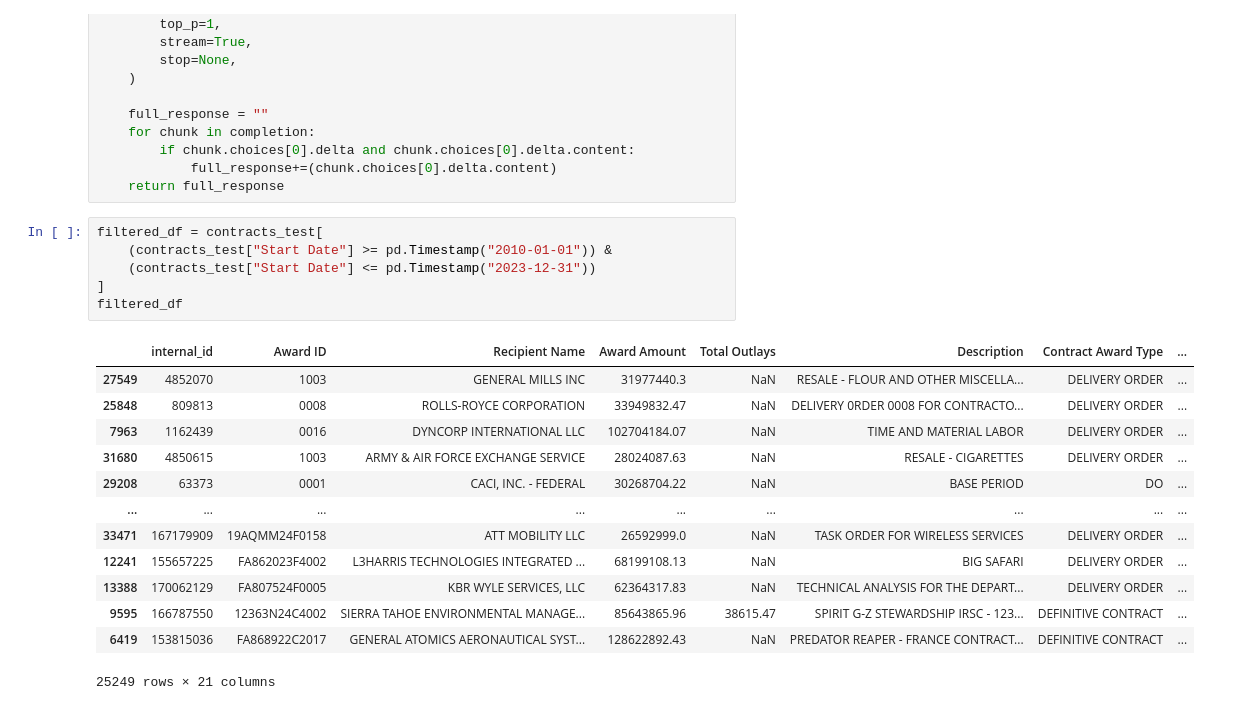
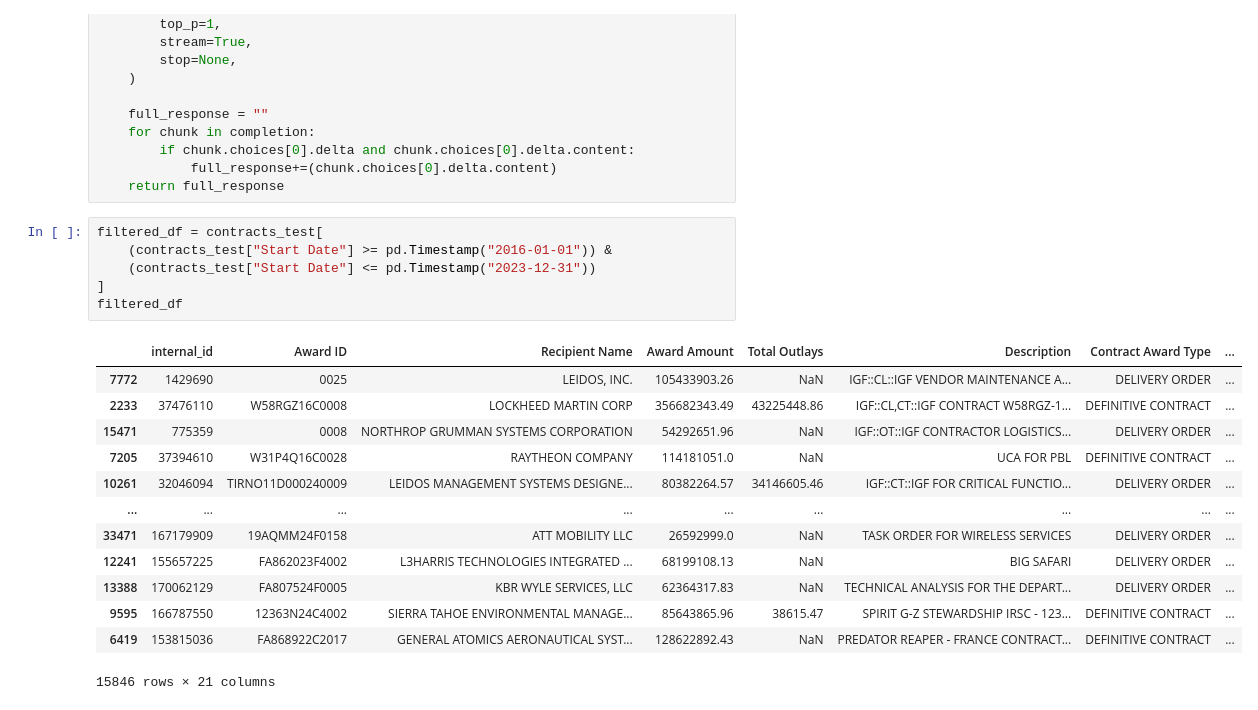
Before and after one commit to xikronz/CQF-Ressearch-Symposium, a Jupyter notebook: strategy.ipynb, the cells around one changed output. Drawn from its saved outputs; the diff is of its cells as text.

```diff
--- a/strategy.ipynb
+++ b/strategy.ipynb
@@ -89,21 +66,21 @@ def isPublic(company):
     return full_response
 # %%
 filtered_df = contracts_test[
-    (contracts_test["Start Date"] >= pd.Timestamp("2010-01-01")) &
+    (contracts_test["Start Date"] >= pd.Timestamp("2016-01-01")) &
     (contracts_test["Start Date"] <= pd.Timestamp("2023-12-31"))
 ]
 filtered_df
 # %% [output]
 |  | internal_id | Award ID | Recipient Name | Award Amount | Total Outlays | Description | Contract Award Type | ... |
-| 27549 | 4852070 | 1003 | GENERAL MILLS INC | 31977440.3 | NaN | RESALE - FLOUR AND OTHER MISCELLA... | DELIVERY ORDER | ... |
-| 25848 | 809813 | 0008 | ROLLS-ROYCE CORPORATION | 33949832.47 | NaN | DELIVERY 0RDER 0008 FOR CONTRACTO... | DELIVERY ORDER | ... |
-| 7963 | 1162439 | 0016 | DYNCORP INTERNATIONAL LLC | 102704184.07 | NaN | TIME AND MATERIAL LABOR | DELIVERY ORDER | ... |
-| 31680 | 4850615 | 1003 | ARMY & AIR FORCE EXCHANGE SERVICE | 28024087.63 | NaN | RESALE - CIGARETTES | DELIVERY ORDER | ... |
-| 29208 | 63373 | 0001 | CACI, INC. - FEDERAL | 30268704.22 | NaN | BASE PERIOD | DO | ... |
+| 7772 | 1429690 | 0025 | LEIDOS, INC. | 105433903.26 | NaN | IGF::CL::IGF VENDOR MAINTENANCE A... | DELIVERY ORDER | ... |
+| 2233 | 37476110 | W58RGZ16C0008 | LOCKHEED MARTIN CORP | 356682343.49 | 43225448.86 | IGF::CL,CT::IGF CONTRACT W58RGZ-1... | DEFINITIVE CONTRACT | ... |
+| 15471 | 775359 | 0008 | NORTHROP GRUMMAN SYSTEMS CORPORATION | 54292651.96 | NaN | IGF::OT::IGF CONTRACTOR LOGISTICS... | DELIVERY ORDER | ... |
+| 7205 | 37394610 | W31P4Q16C0028 | RAYTHEON COMPANY | 114181051.0 | NaN | UCA FOR PBL | DEFINITIVE CONTRACT | ... |
+| 10261 | 32046094 | TIRNO11D000240009 | LEIDOS MANAGEMENT SYSTEMS DESIGNE... | 80382264.57 | 34146605.46 | IGF::CT::IGF FOR CRITICAL FUNCTIO... | DELIVERY ORDER | ... |
 | ... | ... | ... | ... | ... | ... | ... | ... | ... |
 | 33471 | 167179909 | 19AQMM24F0158 | ATT MOBILITY LLC | 26592999.0 | NaN | TASK ORDER FOR WIRELESS SERVICES | DELIVERY ORDER | ... |
 | 12241 | 155657225 | FA862023F4002 | L3HARRIS TECHNOLOGIES INTEGRATED ... | 68199108.13 | NaN | BIG SAFARI | DELIVERY ORDER | ... |
 | 13388 | 170062129 | FA807524F0005 | KBR WYLE SERVICES, LLC | 62364317.83 | NaN | TECHNICAL ANALYSIS FOR THE DEPART... | DELIVERY ORDER | ... |
 | 9595 | 166787550 | 12363N24C4002 | SIERRA TAHOE ENVIRONMENTAL MANAGE... | 85643865.96 | 38615.47 | SPIRIT G-Z STEWARDSHIP IRSC - 123... | DEFINITIVE CONTRACT | ... |
 | 6419 | 153815036 | FA868922C2017 | GENERAL ATOMICS AERONAUTICAL SYST... | 128622892.43 | NaN | PREDATOR REAPER - FRANCE CONTRACT... | DEFINITIVE CONTRACT | ... |
-25249 rows × 21 columns
+15846 rows × 21 columns
```
Also changed, not shown: parts of 4 cells of this notebook, 2 other files.
